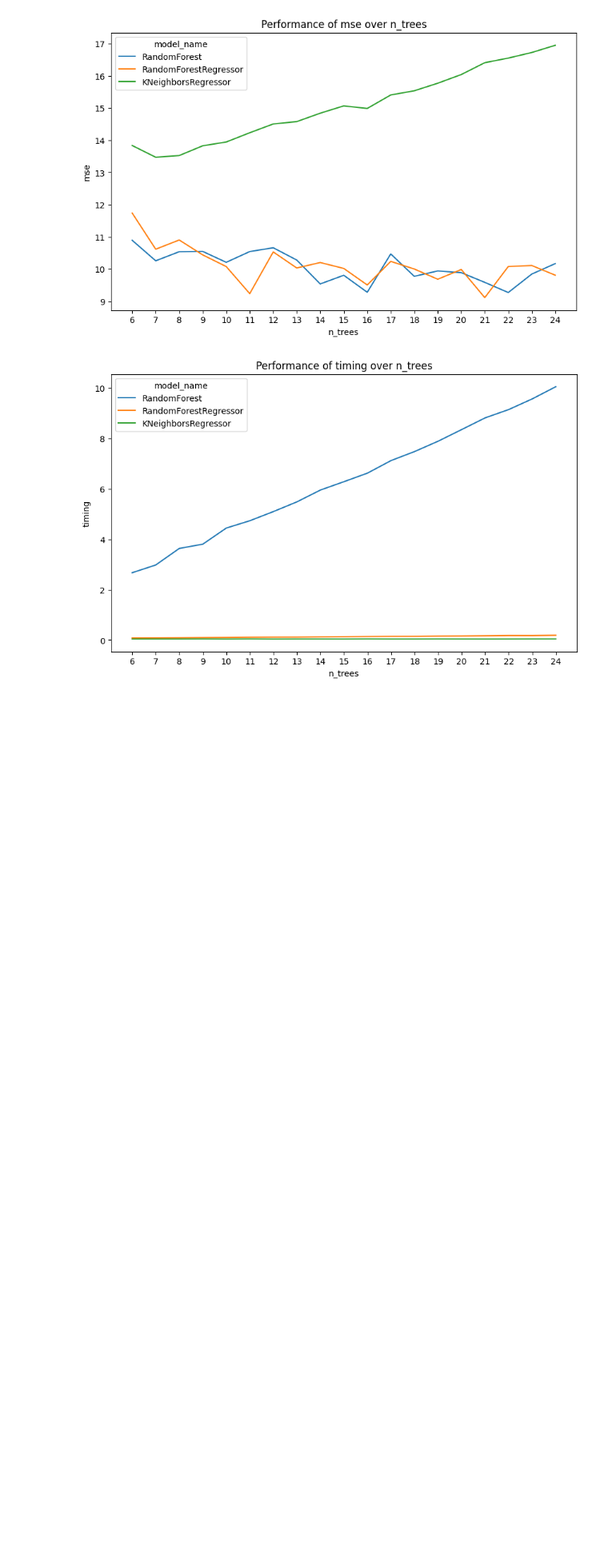
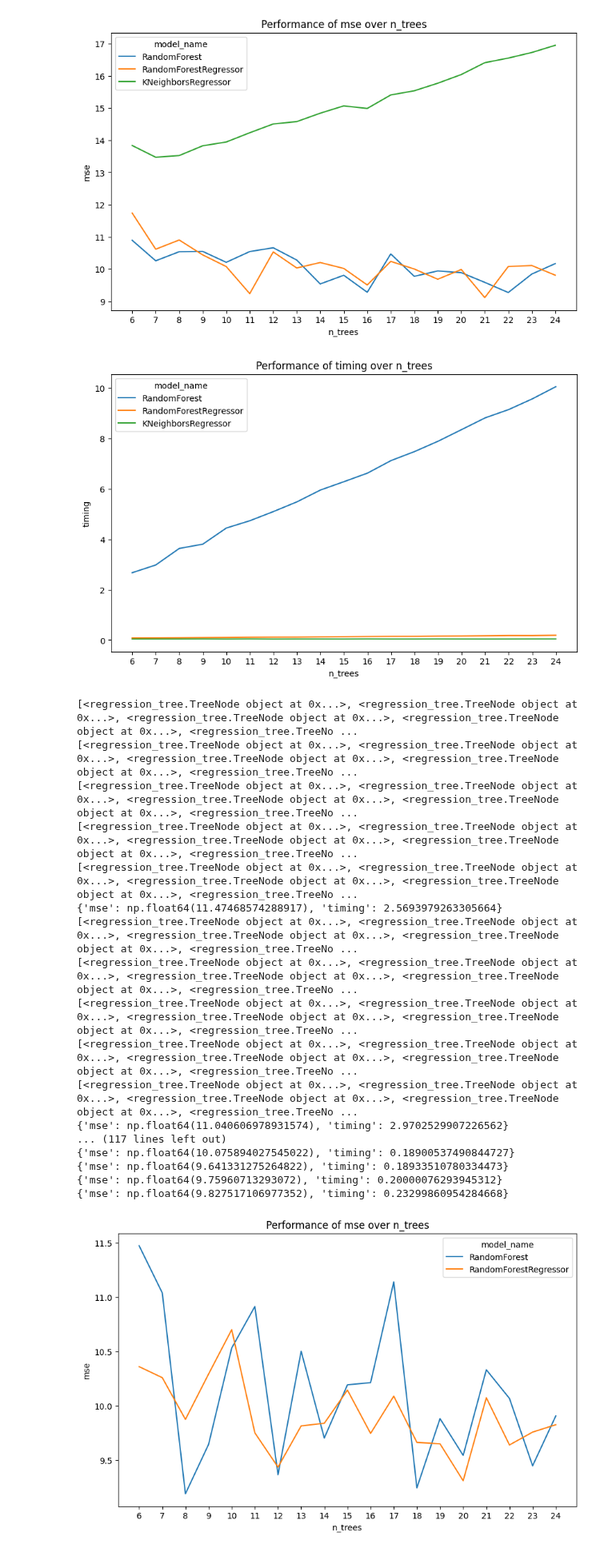
Before and after one commit to RabDou44/MachineLearning2024W, a Jupyter notebook: ass2/mpg_modelling.ipynb, the cells around one changed output. Shown at 80% size. Saved outputs shown, nothing was run; the diff lists cells and outputs as text; code cells hidden in the pictures; blank space fills up the shorter version.

Commit message:
changes in regression

```diff
--- a/ass2/mpg_modelling.ipynb
+++ b/ass2/mpg_modelling.ipynb
@@ -24,8 +24,9 @@ rfX_n_tree = [ RandomForest(n_trees=t) for t in tree_numbers]
 skRF_n_tree = [ RandomForestRegressor(n_estimators=t) for t in tree_numbers]
 skKNN_n_tree = [ KNeighborsRegressor(n_neighbors=t) for t in tree_numbers]
 
+tree_methods = rfX_n_tree + skRF_n_tree
 all_models_n_tree = rfX_n_tree + skRF_n_tree + skKNN_n_tree
-all_models_n_tree
+tree_methods
 # %% [output]
 [RandomForest(n_trees=6),
  RandomForest(n_trees=7),
@@ -67,3 +126,25 @@ visualise_results(res_all_models, save=True)
 {'mse': np.float64(16.953081420850015), 'timing': 0.04641222953796387}
 [figure]
 [figure]
+# %%
+res_tree_methods = evaluate_models(data1, feature_structure1, tree_methods)
+visualise_results(res_tree_methods, save=True)
+# %% [output]
+[<regression_tree.TreeNode object at 0x...>, <regression_tree.TreeNode object at 0x...>, <regression_tree.TreeNode object at 0x...>, <regression_tree.TreeNode object at 0x...>, <regression_tree.TreeNo ...
+[<regression_tree.TreeNode object at 0x...>, <regression_tree.TreeNode object at 0x...>, <regression_tree.TreeNode object at 0x...>, <regression_tree.TreeNode object at 0x...>, <regression_tree.TreeNo ...
+[<regression_tree.TreeNode object at 0x...>, <regression_tree.TreeNode object at 0x...>, <regression_tree.TreeNode object at 0x...>, <regression_tree.TreeNode object at 0x...>, <regression_tree.TreeNo ...
+[<regression_tree.TreeNode object at 0x...>, <regression_tree.TreeNode object at 0x...>, <regression_tree.TreeNode object at 0x...>, <regression_tree.TreeNode object at 0x...>, <regression_tree.TreeNo ...
+[<regression_tree.TreeNode object at 0x...>, <regression_tree.TreeNode object at 0x...>, <regression_tree.TreeNode object at 0x...>, <regression_tree.TreeNode object at 0x...>, <regression_tree.TreeNo ...
+{'mse': np.float64(11.47468574288917), 'timing': 2.5693979263305664}
+[<regression_tree.TreeNode object at 0x...>, <regression_tree.TreeNode object at 0x...>, <regression_tree.TreeNode object at 0x...>, <regression_tree.TreeNode object at 0x...>, <regression_tree.TreeNo ...
+[<regression_tree.TreeNode object at 0x...>, <regression_tree.TreeNode object at 0x...>, <regression_tree.TreeNode object at 0x...>, <regression_tree.TreeNode object at 0x...>, <regression_tree.TreeNo ...
+[<regression_tree.TreeNode object at 0x...>, <regression_tree.TreeNode object at 0x...>, <regression_tree.TreeNode object at 0x...>, <regression_tree.TreeNode object at 0x...>, <regression_tree.TreeNo ...
+[<regression_tree.TreeNode object at 0x...>, <regression_tree.TreeNode object at 0x...>, <regression_tree.TreeNode object at 0x...>, <regression_tree.TreeNode object at 0x...>, <regression_tree.TreeNo ...
+[<regression_tree.TreeNode object at 0x...>, <regression_tree.TreeNode object at 0x...>, <regression_tree.TreeNode object at 0x...>, <regression_tree.TreeNode object at 0x...>, <regression_tree.TreeNo ...
+{'mse': np.float64(11.040606978931574), 'timing': 2.9702529907226562}
+... (117 lines left out)
+{'mse': np.float64(10.075894027545022), 'timing': 0.18900537490844727}
+{'mse': np.float64(9.641331275264822), 'timing': 0.18933510780334473}
+{'mse': np.float64(9.75960713293072), 'timing': 0.20000076293945312}
+{'mse': np.float64(9.827517106977352), 'timing': 0.23299860954284668}
+[figure, added]
```
Also changed, not shown: parts of 4 cells of this notebook, 1 other file.
